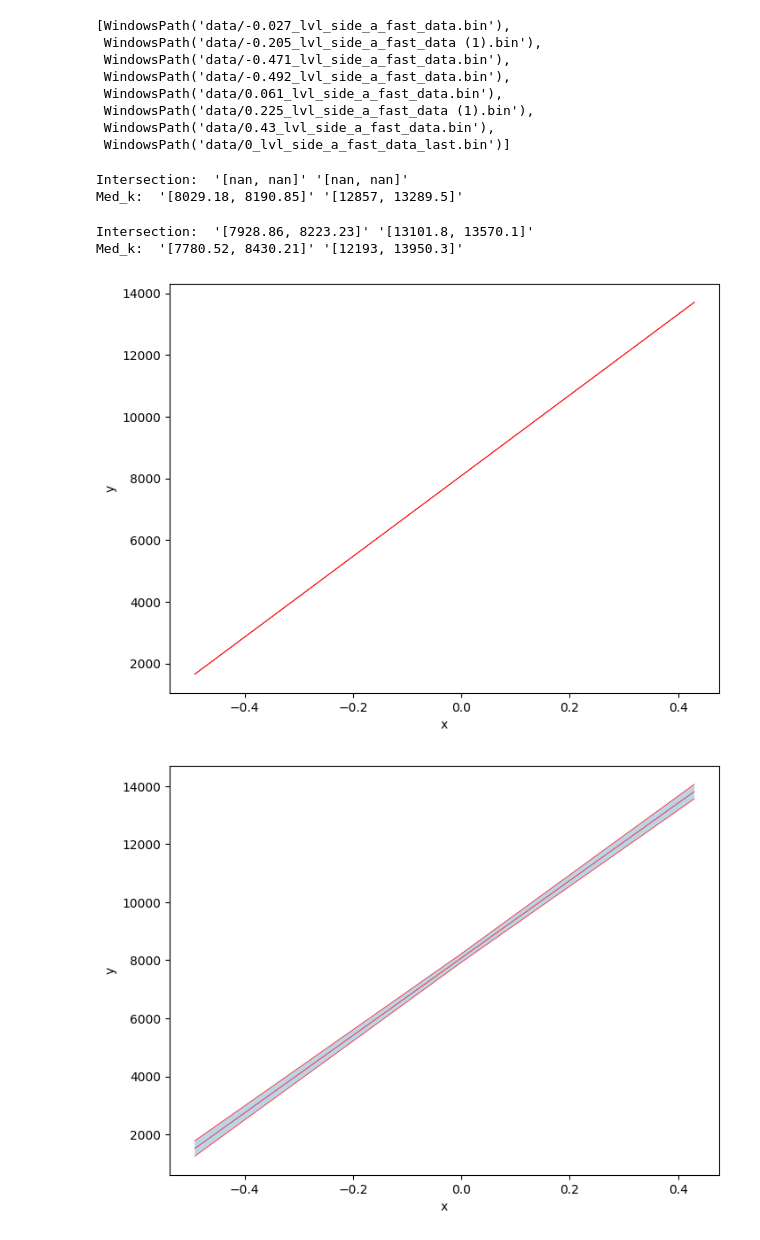
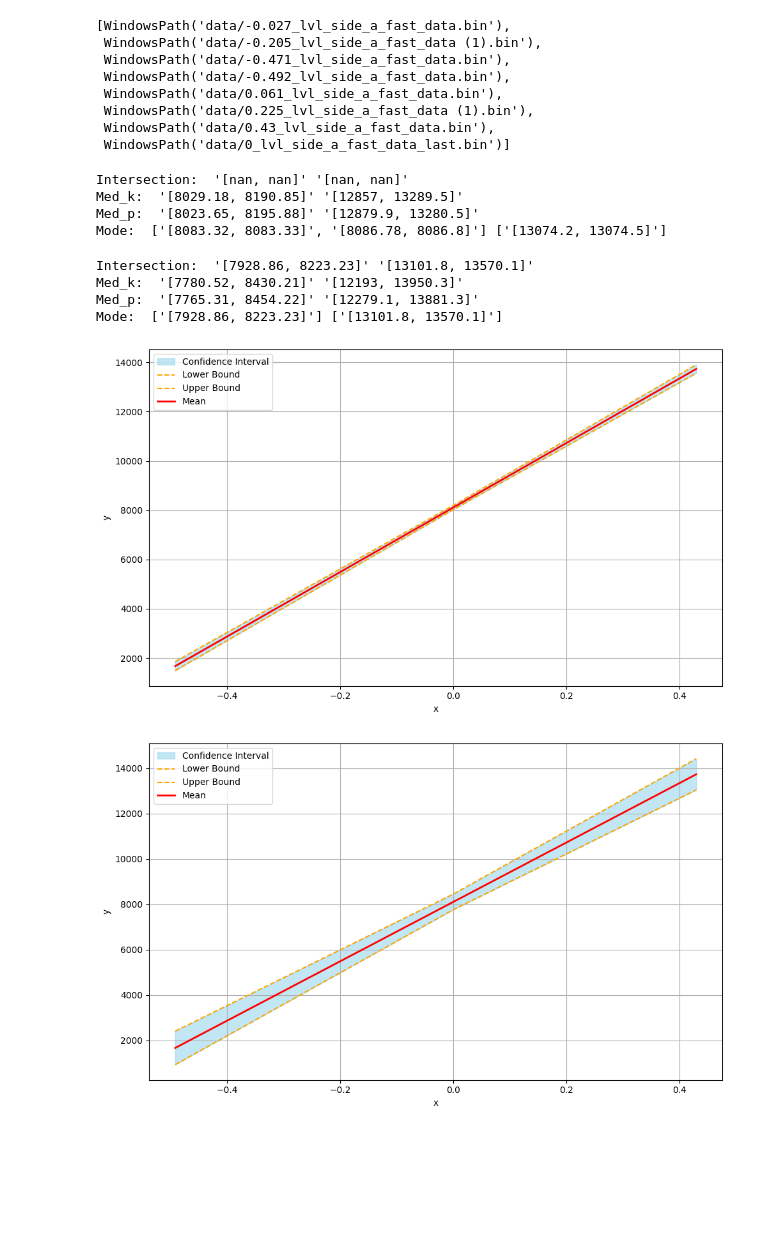
Before and after one commit to eagerbeaver04/interval-analysis, a Jupyter notebook: lab4/main.ipynb, the cells around one changed output. Saved outputs shown, nothing was run; the diff lists cells and outputs as text; code cells hidden in the pictures; blank space fills up the shorter version.

```diff
--- a/lab4/main.ipynb
+++ b/lab4/main.ipynb
@@ -101,6 +101,15 @@ def med_k(x):
   starts = [float(interval.a) for interval in x]
   ends = [float(interval.b) for interval in x]
   return ip.Interval(np.median(starts), np.median(ends))
+# %%
+def med_p(x):
+    x = sorted(x, key=cmp_to_key(lambda x, y: (x.a + x.b) / 2 - (y.a + y.b) / 2))
+    mid = len(x) // 2
+
+    if len(x) % 2 == 0:
+        return (x[mid - 1] + x[mid]) / 2
+
+    return x[mid]
 # %%
 data_folder = Path('data')
 files = sorted([data_folder / f for f in os.listdir(data_folder) if f.endswith('.bin')])
@@ -161,37 +170,60 @@ for estimation_name, estimation_f in estimation_functions:
   beta_1_med_k = med_k(beta_1s)
   print('Med_k: ', beta_0_med_k, beta_1_med_k)
 
-  # beta_0_mode = mode(beta_0s)
-  # beta_1_mode = mode(beta_1s)
-  # print('Mode: ', beta_0_mode, beta_1_mode)
+  beta_0_med_p = med_p(beta_0s)
+  beta_1_med_p = med_p(beta_1s)
+  print('Med_p: ', beta_0_med_p, beta_1_med_p)
+
+  beta_0_mode = mode(beta_0s)
+  beta_1_mode = mode(beta_1s)
+  print('Mode: ', beta_0_mode, beta_1_mode)
 # %% [output]
 Intersection:  '[nan, nan]' '[nan, nan]'
 Med_k:  '[8029.18, 8190.85]' '[12857, 13289.5]'
+Med_p:  '[8023.65, 8195.88]' '[12879.9, 13280.5]'
+Mode:  ['[8083.32, 8083.33]', '[8086.78, 8086.8]'] ['[13074.2, 13074.5]']
 Intersection:  '[7928.86, 8223.23]' '[13101.8, 13570.1]'
 Med_k:  '[7780.52, 8430.21]' '[12193, 13950.3]'
+Med_p:  '[7765.31, 8454.22]' '[12279.1, 13881.3]'
+Mode:  ['[7928.86, 8223.23]'] ['[13101.8, 13570.1]']
 # %%
-beta_0_int = ip.Interval(8086.35, 8086.88)
-beta_1_int = ip.Interval(13070.5, 13072.5)
+# beta_0_int = ip.Interval(8086.35, 8086.88)
+# beta_1_int = ip.Interval(13070.5, 13072.5)
+#
+# beta_0_ext = ip.Interval(7927.51, 8224.58)
+# beta_1_ext = ip.Interval(13097.9, 13573.8)
 
-beta_0_ext = ip.Interval(7927.51, 8224.58)
-beta_1_ext = ip.Interval(13097.9, 13573.8)
+# beta_0_int = ip.Interval(8029.18, 8190.85)
+# beta_1_int = ip.Interval(12857, 13289.5)
+#
+# beta_0_ext = ip.Interval(7780.52, 8430.21)
+# beta_1_ext = ip.Interval(12193, 13950.3)
+
+beta_0_int = ip.Interval(8023.65, 8195.88)
+beta_1_int = ip.Interval(12879.9, 13280.5)
+
+beta_0_ext = ip.Interval(7765.31, 8454.22)
+beta_1_ext = ip.Interval(12279.1, 13881.3)
 
 xs = np.array([float(file_path.name.split('_')[0]) for file_path in files])
 xs_continuous = np.linspace(xs.min(), xs.max(), 100)
 
 for (beta_0, beta_1) in ((beta_0_int, beta_1_int), (beta_0_ext, beta_1_ext)):
   ys = beta_0 + beta_1 * xs_continuous
   ys_a = np.array([float(interval.a) for interval in ys])
   ys_b = np.array([float(interval.b) for interval in ys])
 
-  plt.figure(figsize=(8, 6))
-  plt.fill_between(xs_continuous, ys_a, ys_b, alpha=0.3)
-  plt.plot(xs_continuous, ys_a, color='red', linewidth=0.5)
-  plt.plot(xs_continuous, ys_b, color='red', linewidth=0.5)
-  plt.plot(xs_continuous, (ys_a + ys_b) / 2, color='red', linewidth=0.5)
+  plt.figure(figsize=(10, 6))
+  plt.fill_between(xs_continuous, ys_a, ys_b, color='skyblue', alpha=0.5, label='Confidence Interval')
+  plt.plot(xs_continuous, ys_a, color='orange', linewidth=1.5, linestyle='--', label='Lower Bound')
+  plt.plot(xs_continuous, ys_b, color='orange', linewidth=1.5, linestyle='--', label='Upper Bound')
+  plt.plot(xs_continuous, (ys_a + ys_b) / 2, color='red', linewidth=2, label='Mean')
   plt.xlabel('x')
   plt.ylabel('y')
+  plt.legend()
+  plt.grid(True)
+  plt.tight_layout()
   plt.show()
 # %% [output]
-[figure, old version]
+[figure, new version]
-[figure, old version]
+[figure, new version]
```
Also changed, not shown: 6 other files.
